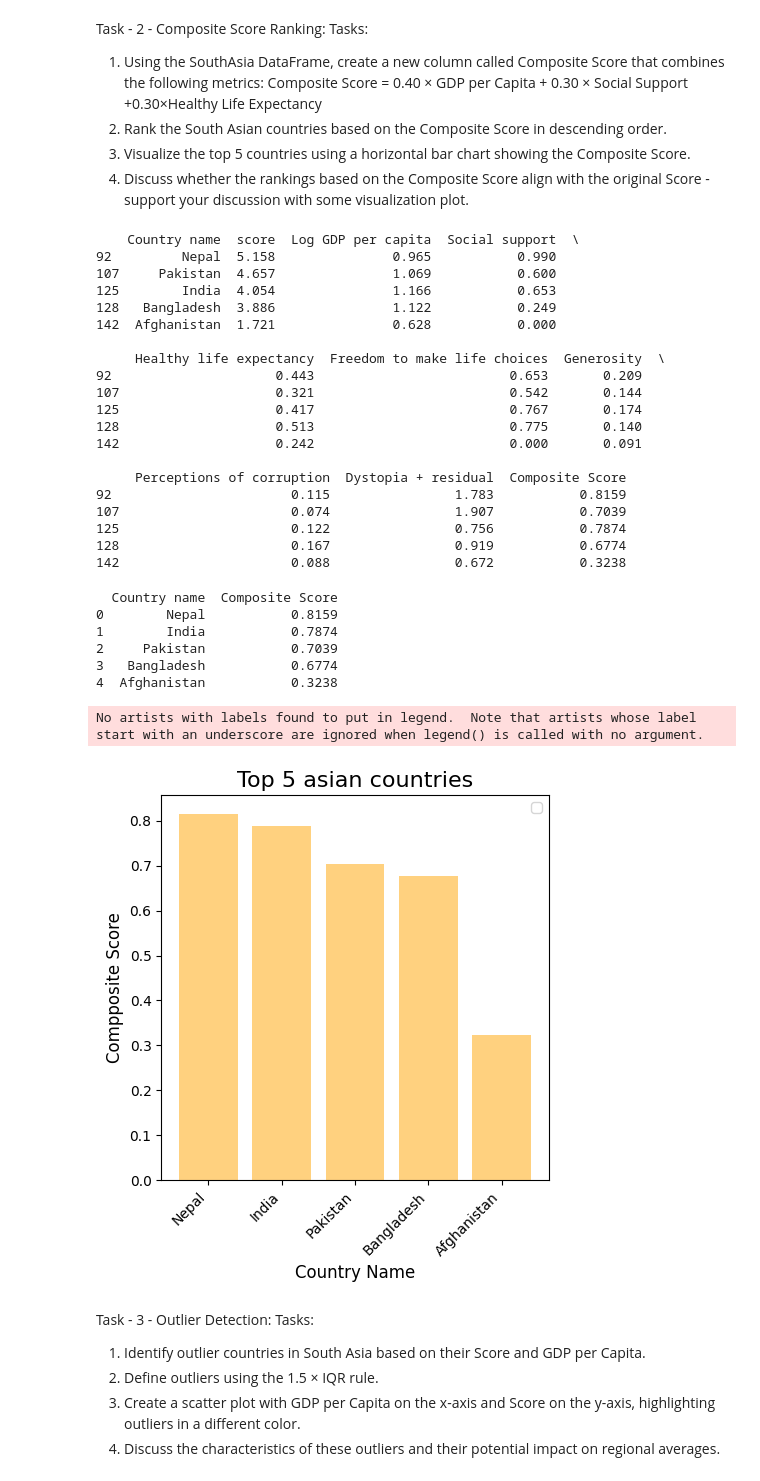
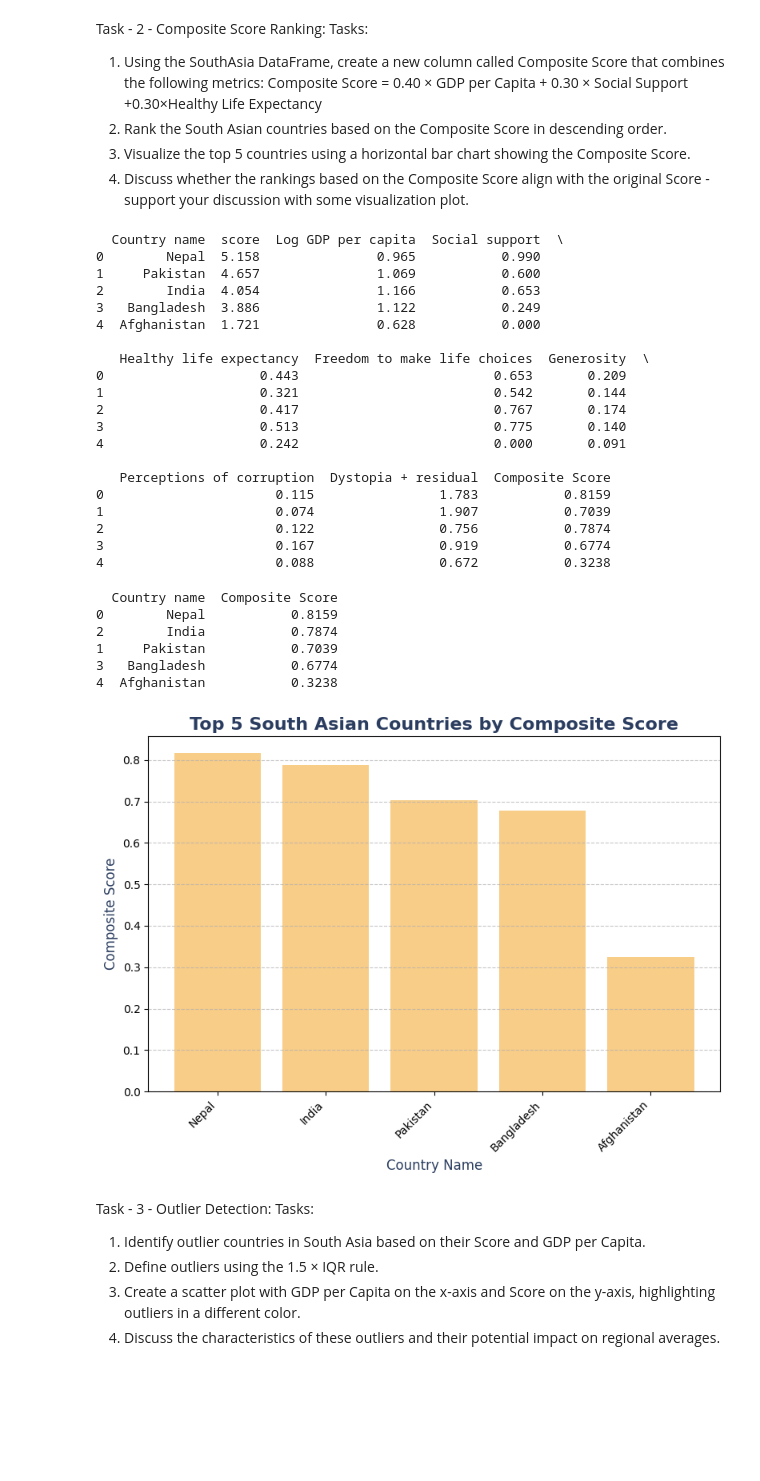
Before and after one commit to LearnerAnisha/python, a Jupyter notebook: coursework1.ipynb, the cells around one changed output. Cells and saved outputs as stored; diff of their text form; code cells hidden in the pictures; blank space fills up the shorter version.

```diff
--- a/coursework1.ipynb
+++ b/coursework1.ipynb
@@ -255,54 +346,65 @@ filtered_asian_list['Composite Score'] = (
     0.30 * filtered_asian_list['Social support'] +
     0.30 * filtered_asian_list['Healthy life expectancy']
 )
-print(filtered_asian_list)
+print(filtered_asian_list.head())
 # %% [output]
-    Country name  score  Log GDP per capita  Social support  \
-92         Nepal  5.158               0.965           0.990
-107     Pakistan  4.657               1.069           0.600
-125        India  4.054               1.166           0.653
-128   Bangladesh  3.886               1.122           0.249
-142  Afghanistan  1.721               0.628           0.000
+  Country name  score  Log GDP per capita  Social support  \
+0        Nepal  5.158               0.965           0.990
+1     Pakistan  4.657               1.069           0.600
+2        India  4.054               1.166           0.653
+3   Bangladesh  3.886               1.122           0.249
+4  Afghanistan  1.721               0.628           0.000
 
-     Healthy life expectancy  Freedom to make life choices  Generosity  \
-92                     0.443                         0.653       0.209
-107                    0.321                         0.542       0.144
-125                    0.417                         0.767       0.174
-128                    0.513                         0.775       0.140
-142                    0.242                         0.000       0.091
+   Healthy life expectancy  Freedom to make life choices  Generosity  \
+0                    0.443                         0.653       0.209
+1                    0.321                         0.542       0.144
+2                    0.417                         0.767       0.174
+3                    0.513                         0.775       0.140
+4                    0.242                         0.000       0.091
 
-     Perceptions of corruption  Dystopia + residual  Composite Score
-92                       0.115                1.783           0.8159
-107                      0.074                1.907           0.7039
-125                      0.122                0.756           0.7874
-128                      0.167                0.919           0.6774
-142                      0.088                0.672           0.3238
+   Perceptions of corruption  Dystopia + residual  Composite Score
+0                      0.115                1.783           0.8159
+1                      0.074                1.907           0.7039
+2                      0.122                0.756           0.7874
+3                      0.167                0.919           0.6774
+4                      0.088                0.672           0.3238
 # %%
 ranked_south_asian = filtered_asian_list.sort_values(by='Composite Score', ascending=False)
-ranked_south_asian.reset_index(drop=True, inplace=True)
 print(ranked_south_asian[['Country name', 'Composite Score']])
 # %% [output]
   Country name  Composite Score
 0        Nepal           0.8159
-1        India           0.7874
-2     Pakistan           0.7039
+2        India           0.7874
+1     Pakistan           0.7039
 3   Bangladesh           0.6774
 4  Afghanistan           0.3238
 # %%
+# Prepare the data
 countries = ranked_south_asian['Country name'].head(5)
 composite_score = ranked_south_asian['Composite Score'].head(5)
-# Create the bar plot
-plt.figure(figsize=(5, 5))
-plt.bar(countries, composite_score,color='orange',alpha=0.5)
-plt.title('Top 5 asian countries', fontsize=16)
-plt.xlabel('Country Name', fontsize=12)
-plt.ylabel('Compposite Score', fontsize=12)
-plt.xticks(rotation=45, ha='right')
-plt.legend()
+
+# Create the bar plot with refined design
+plt.figure(figsize=(8, 6))
+
+# Bar plot with a more subtle orange color and reduced opacity
+plt.bar(countries, composite_score, color='#F39C12', alpha=0.5)
+
+# Title and labels with improved fonts
+plt.title('Top 5 South Asian Countries by Composite Score', fontsize=16, fontweight='bold', color='#2A3C5F')
+plt.xlabel('Country Name', fontsize=12, color='#2A3C5F')
+plt.ylabel('Composite Score', fontsize=12, color='#2A3C5F')
+
+# Rotate x-axis labels for better readability
+plt.xticks(rotation=45, ha='right', fontsize=10)
+
+# Optional: Add gridlines for better visual reference (can be removed if not needed)
+plt.grid(True, axis='y', linestyle='--', alpha=0.7)
+
+# Show the plot
+plt.tight_layout()  # Ensure that everything fits well
 plt.show()
 # %% [output]
-No artists with labels found to put in legend.  Note that artists whose label start with an underscore are ignored when legend() is called with no argument.
-[figure, old version]
+[figure, new version]
 # %% [markdown]
 Task - 3 - Outlier Detection:
 Tasks:
```
Also changed, not shown: parts of 32 cells of this notebook.
